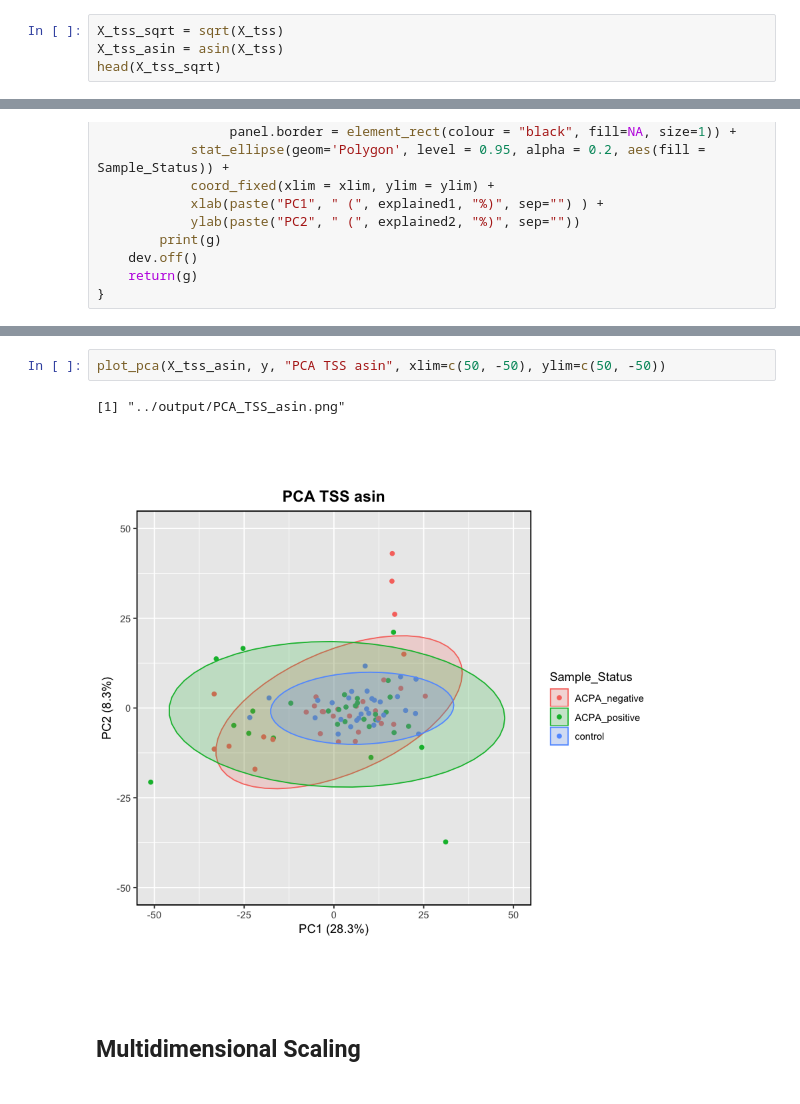
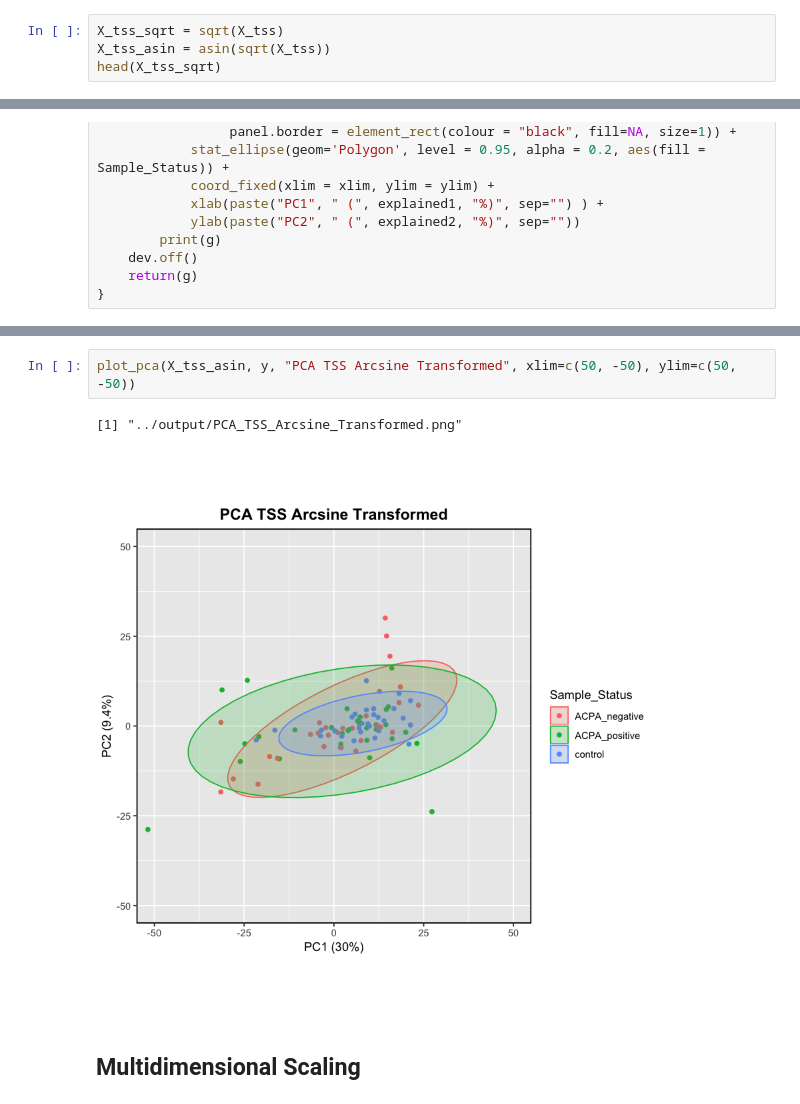
Before and after one commit to danielchang2002/Auto-antibody-Profiling-in-RA, a Jupyter notebook: src/DataVisualization.ipynb, the cells around one changed output, grey strips where cells are left out. Saved outputs shown, nothing was run; the diff lists cells and outputs as text.

```diff
--- a/src/DataVisualization.ipynb
+++ b/src/DataVisualization.ipynb
@@ -57,7 +57,7 @@ head(y)
 ## Data Transformations
 # %%
 X_tss_sqrt = sqrt(X_tss)
-X_tss_asin = asin(X_tss)
+X_tss_asin = asin(sqrt(X_tss))
 head(X_tss_sqrt)
 # %% [output]
 | A1BG | AAK1 | AARS | ABCF1 | ABCF3 | ABI1 | ABL2 | ABT1 | ACAT2 | ACPP | ... | ZNF645 | ... |
@@ -118,8 +118,8 @@ plot_pca(X_tss_sqrt, y, "PCA TSS Sqrt", xlim = c(-50, 50), ylim = c(-50, 50))
 # %%
-plot_pca(X_tss_asin, y, "PCA TSS asin", xlim=c(50, -50), ylim=c(50, -50))
+plot_pca(X_tss_asin, y, "PCA TSS Arcsine Transformed", xlim=c(50, -50), ylim=c(50, -50))
 # %% [output]
-[1] "../output/PCA_TSS_asin.png"
+[1] "../output/PCA_TSS_Arcsine_Transformed.png"
-[figure, old version]
+[figure, new version]
 # %% [markdown]
 ## Multidimensional Scaling
 # %%
```
Also changed, not shown: parts of 5 cells of this notebook, 6 other files.
